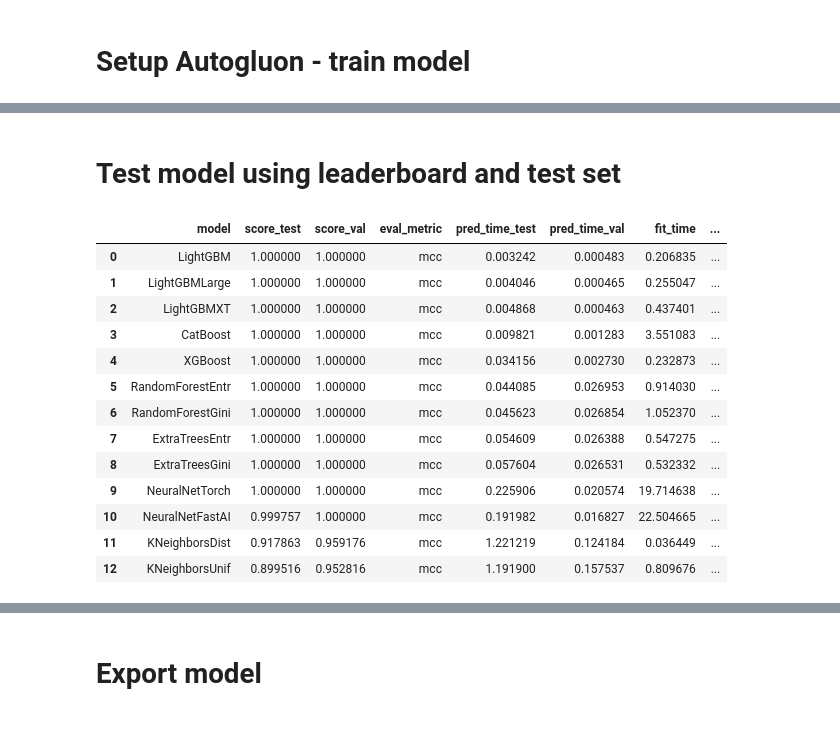
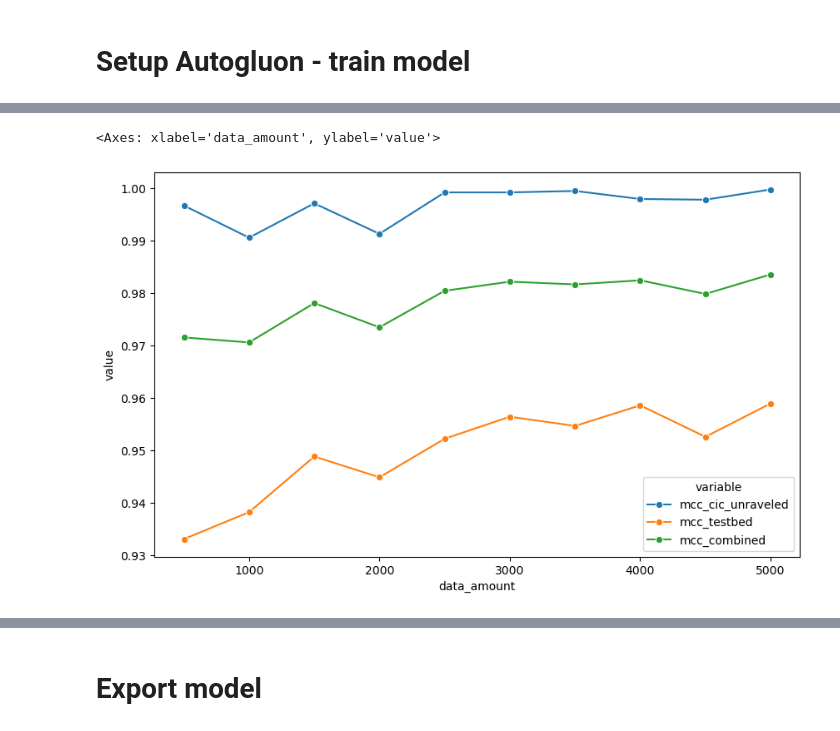
Before and after one commit to navya144/modular_ids_framework, a Jupyter notebook: persistent_non_persistent_model.ipynb, the cells around one changed output, grey strips where cells are left out. Drawn from its saved outputs; the diff is of its cells as text; code cells hidden in the pictures.

```diff
--- a/persistent_non_persistent_model.ipynb
+++ b/persistent_non_persistent_model.ipynb
@@ -58,5 +105,38 @@ combined_train_df['Label'].hist()
+# %%
+unraveled_test = unraveled_test[unraveled_test['Label'] != 'Benign']
+
+unused = ['Infiltration - Portscan', 'Portscan', 'BENIGN']
+cic_ids_test = cic_ids_test.loc[~cic_ids_test['Label'].isin(unused)]
+# %%
+unraveled_test['Label'] = 'persistent'
+persistent_testbed_test['Label'] = 'persistent'
+
+cic_ids_test['Label'] = 'non_persistent'
+non_persistent_testbed_test['Label'] = 'non_persistent'
 # %% [markdown]
 # Setup Autogluon - train model
 # %%
-predictor = TabularPredictor(label='Label', eval_metric= 'mcc').fit(combined_train_df, fit_weighted_ensemble=False, time_limit=300)
+results = pd.DataFrame(columns=['data_amount', 'mcc_cic_unraveled', 'mcc_testbed', 'mcc_combined', 'best_model'])
+
+for amount_train_data in range(500, 5500, 500):
+
+    combined_train_df = pd.concat([cic_ids[:amount_train_data], unraveled[:amount_train_data], persistent_testbed[:amount_train_data], non_persistent_testbed[:amount_train_data]])
+
+    predictor = TabularPredictor(label='Label', eval_metric= 'mcc').fit(combined_train_df[cic_ids_features], presets='medium', fit_weighted_ensemble=False, included_model_types=['NN_TORCH', 'GBM', 'XGB', 'FASTAI', 'RF', 'XT', 'KNN'])
+
+    testbed_test = pd.concat([persistent_testbed_test[cic_ids_features], non_persistent_testbed_test[cic_ids_features]])
+    cic_unraveled_test = pd.concat([cic_ids_test, unraveled_test[cic_ids_features]])
+    combined_test = pd.concat([testbed_test, cic_unraveled_test])
+
+    testbed_results = predictor.evaluate(testbed_test)
+    cic_unreaveled_results = predictor.evaluate(cic_unraveled_test)
+    combined_results = predictor.evaluate(combined_test)
+
+    combined_leaderboard = predictor.leaderboard(combined_test)
+
+    new_row = {'data_amount': amount_train_data, 'mcc_cic_unraveled': cic_unreaveled_results['mcc'], 'mcc_testbed': testbed_results['mcc'], 'mcc_combined':combined_results['mcc'], 'best_model': combined_leaderboard.iloc[0]['model']}
+
+    print(new_row)
+
+    results.loc[len(results)] = new_row
 # %% [output]
@@ -109,19 +252,11 @@ combined_test_df['Label'].hist()
-# %% [markdown]
-# Test model using leaderboard and test set
-# %%
-predictor.leaderboard(combined_test_df)
-# %% [output]
-|  | model | score_test | score_val | eval_metric | pred_time_test | pred_time_val | fit_time | ... |
-| 0 | LightGBM | 1.000000 | 1.000000 | mcc | 0.003242 | 0.000483 | 0.206835 | ... |
-| 1 | LightGBMLarge | 1.000000 | 1.000000 | mcc | 0.004046 | 0.000465 | 0.255047 | ... |
-| 2 | LightGBMXT | 1.000000 | 1.000000 | mcc | 0.004868 | 0.000463 | 0.437401 | ... |
-| 3 | CatBoost | 1.000000 | 1.000000 | mcc | 0.009821 | 0.001283 | 3.551083 | ... |
-| 4 | XGBoost | 1.000000 | 1.000000 | mcc | 0.034156 | 0.002730 | 0.232873 | ... |
-| 5 | RandomForestEntr | 1.000000 | 1.000000 | mcc | 0.044085 | 0.026953 | 0.914030 | ... |
-| 6 | RandomForestGini | 1.000000 | 1.000000 | mcc | 0.045623 | 0.026854 | 1.052370 | ... |
-| 7 | ExtraTreesEntr | 1.000000 | 1.000000 | mcc | 0.054609 | 0.026388 | 0.547275 | ... |
-| 8 | ExtraTreesGini | 1.000000 | 1.000000 | mcc | 0.057604 | 0.026531 | 0.532332 | ... |
-| 9 | NeuralNetTorch | 1.000000 | 1.000000 | mcc | 0.225906 | 0.020574 | 19.714638 | ... |
-| 10 | NeuralNetFastAI | 0.999757 | 1.000000 | mcc | 0.191982 | 0.016827 | 22.504665 | ... |
-| 11 | KNeighborsDist | 0.917863 | 0.959176 | mcc | 1.221219 | 0.124184 | 0.036449 | ... |
-| 12 | KNeighborsUnif | 0.899516 | 0.952816 | mcc | 1.191900 | 0.157537 | 0.809676 | ... |
+# %%
+# Melt the DataFrame to have a long format for Seaborn lineplot
+melted_stats = results.melt(id_vars='data_amount',
+                          value_vars=['mcc_cic_unraveled', 'mcc_testbed', 'mcc_combined'])
+
+# Plot using Seaborn
+plt.figure(figsize=(10, 6))
+sns.lineplot(data=melted_stats, x='data_amount', y='value', hue='variable', marker='o')
+# %% [output]
+<Axes: xlabel='data_amount', ylabel='value'>
+[figure, added]
```
Also changed, not shown: parts of 24 cells of this notebook, 8 other files.
